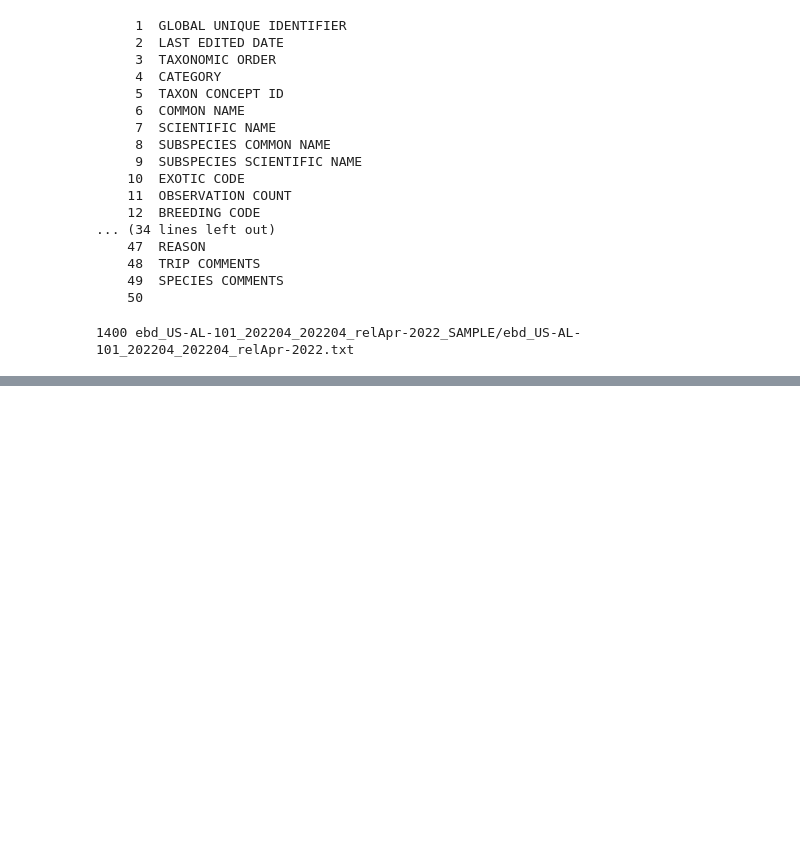
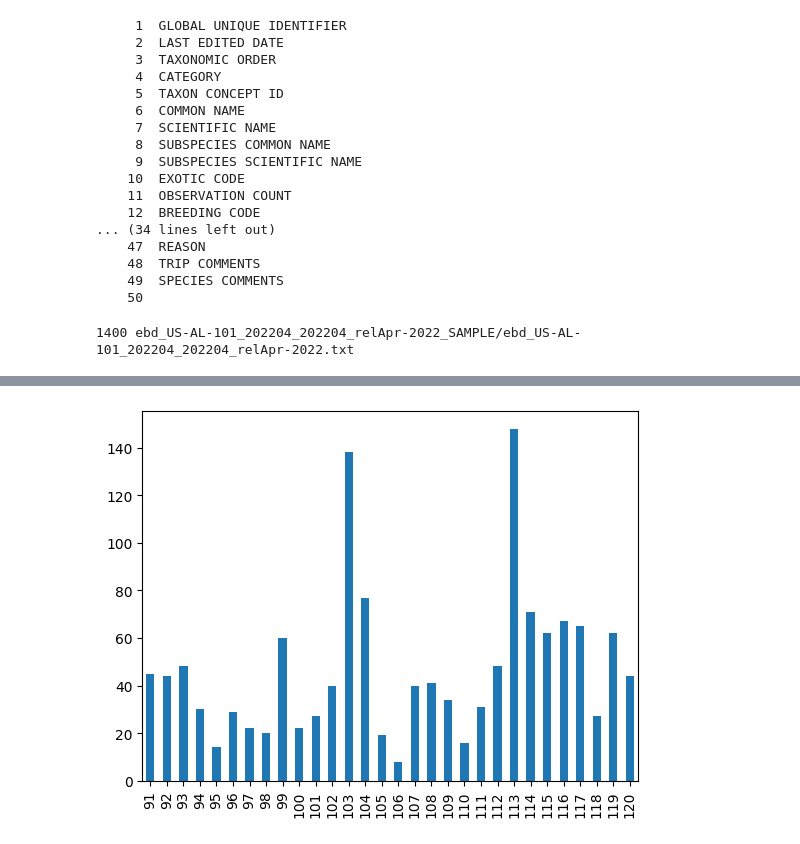
Before and after one commit to rwcitek/C11-capstone-project, a Jupyter notebook: eBird/ebird_sample.ipynb, the cells around one changed output, grey strips where cells are left out. Drawn from its saved outputs; the diff is of its cells as text; code cells hidden in the pictures; blank space fills up the shorter version.

Commit message:
added dates, maps, and maps of dates

```diff
--- a/eBird/ebird_sample.ipynb
+++ b/eBird/ebird_sample.ipynb
@@ -109,0 +116,3 @@ wc -l ebd_US-AL-101_202204_202204_relApr-2022_SAMPLE/ebd_US-AL-101_202204_202204
+# %%
+tsv = "ebd_US-AL-101_202204_202204_relApr-2022_SAMPLE/ebd_US-AL-101_202204_202204_relApr-2022.txt"
+df = pd.read_csv( tsv, delimiter = '\t')
@@ -109,0 +136,3 @@ wc -l ebd_US-AL-101_202204_202204_relApr-2022_SAMPLE/ebd_US-AL-101_202204_202204
+# %%
+df.drop( columns = "Unnamed: 49", inplace = True )
+df.shape
@@ -109,0 +240,2 @@ wc -l ebd_US-AL-101_202204_202204_relApr-2022_SAMPLE/ebd_US-AL-101_202204_202204
+# %%
+df["OBSERVATION DATETIME"] = pd.to_datetime(df["OBSERVATION DATE"] + " " + df["TIME OBSERVATIONS STARTED"])
@@ -109,0 +273,3 @@ wc -l ebd_US-AL-101_202204_202204_relApr-2022_SAMPLE/ebd_US-AL-101_202204_202204
+# %%
+df["OBS Day_of_year"] = df["OBSERVATION DATETIME"].dt.day_of_year ;
+fn.get_metadata( df )
@@ -109,0 +295,4 @@ wc -l ebd_US-AL-101_202204_202204_relApr-2022_SAMPLE/ebd_US-AL-101_202204_202204
+# %%
+df["OBS Day_of_year"].value_counts().sort_index().plot.bar() ;
+# %% [output]
+[figure, added]
```
Also changed, not shown: parts of 29 cells of this notebook.
